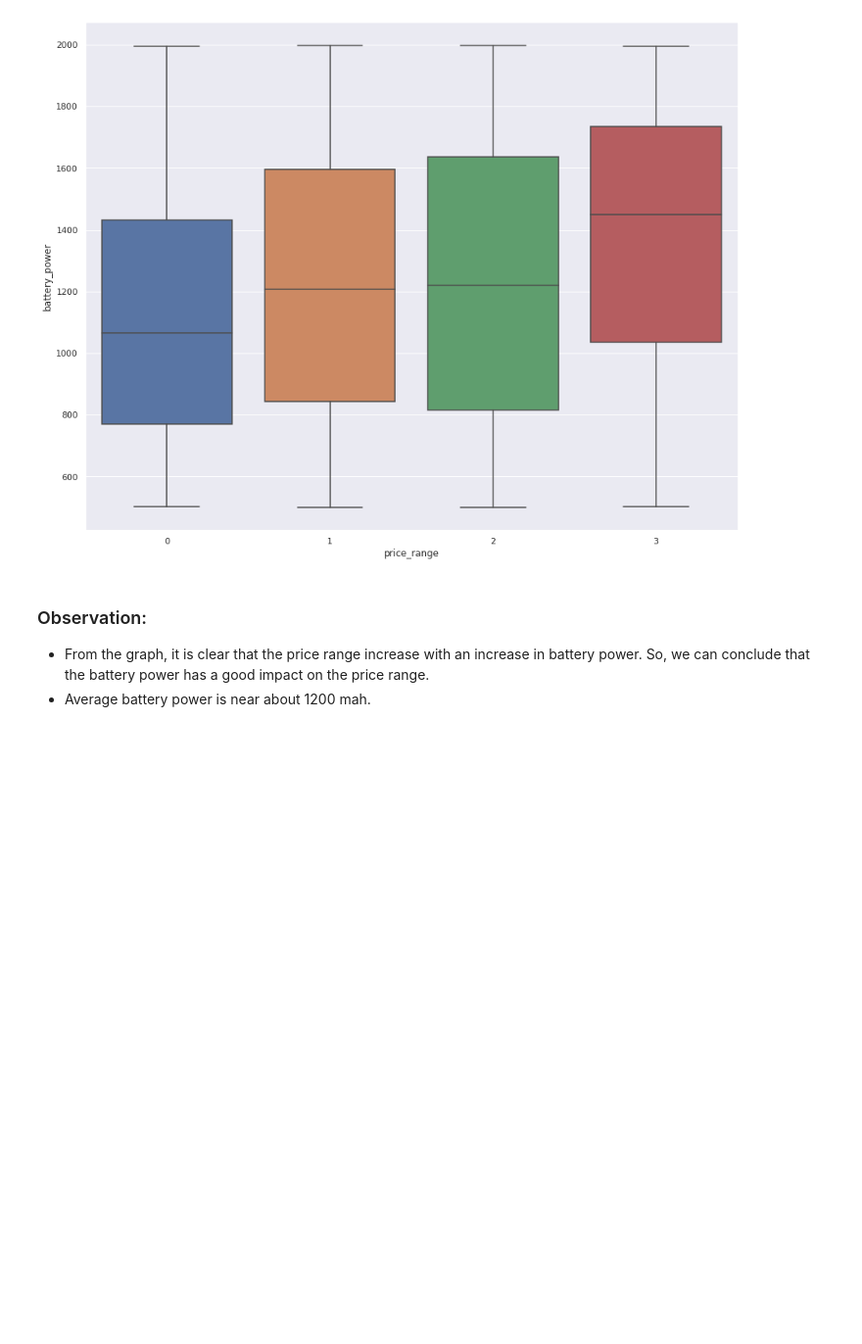
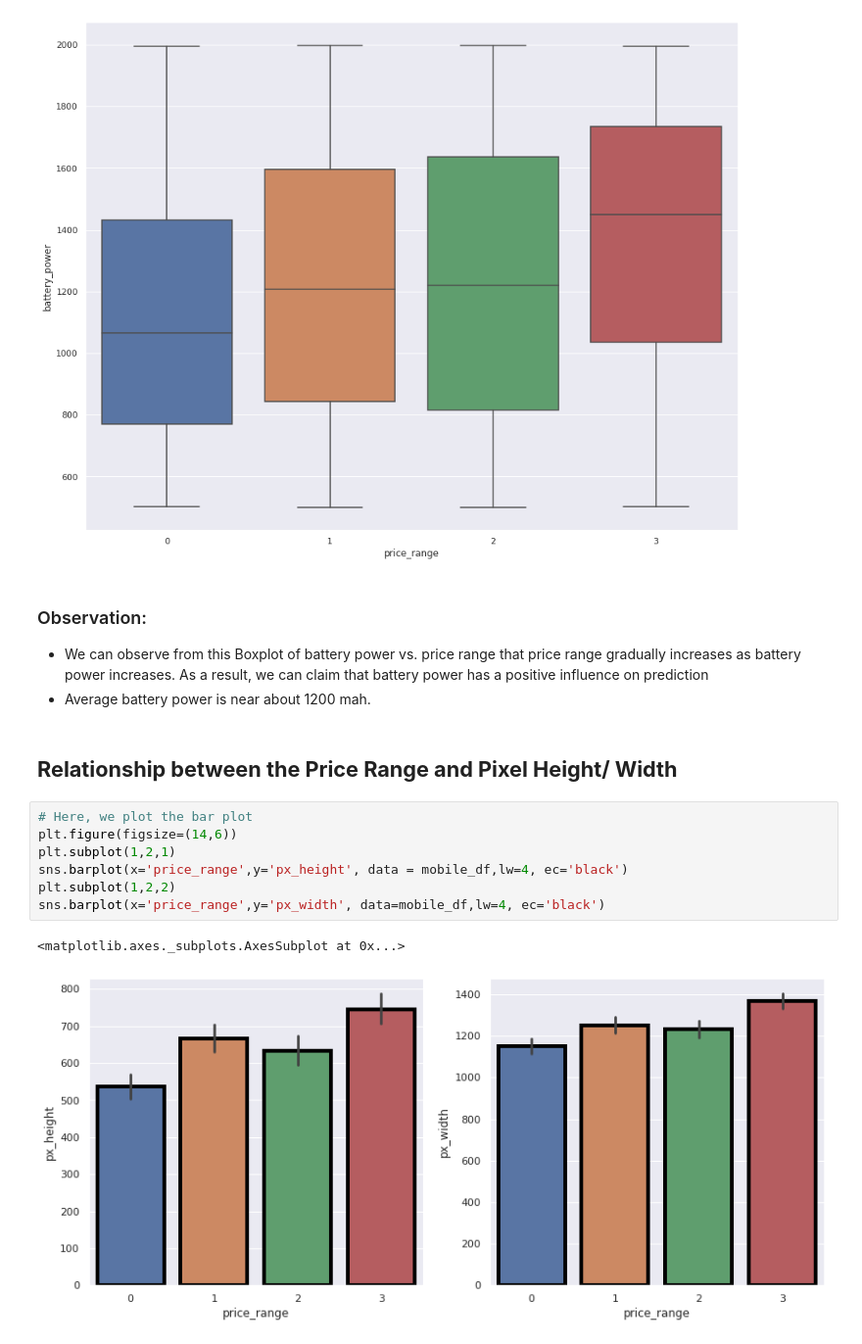
Before and after one commit to aryarajat/Mobile-Price-Range-Prediction, a Jupyter notebook: Mobile_Price_Range_Prediction.ipynb, the cells around one changed output. Shown at 98% size. Drawn from its saved outputs; the diff is of its cells as text; blank space fills up the shorter version.

```diff
--- a/Mobile_Price_Range_Prediction.ipynb
+++ b/Mobile_Price_Range_Prediction.ipynb
@@ -260,5 +260,17 @@ sns.boxplot(y="battery_power", x="price_range", data=mobile_df)
 ### Observation:
 
 
-*   From the graph, it is clear that the price range increase with an increase in battery power. So, we can conclude that the battery power has a good impact on the price range.
+*   We can observe from this Boxplot of battery power vs. price range that price range gradually increases as battery power increases. As a result, we can claim that battery power has a positive influence on prediction
 *   Average battery power is near about 1200 mah.
+# %% [markdown]
+## **Relationship between the Price Range and Pixel Height/ Width**
+# %%
+# Here, we plot the bar plot
+plt.figure(figsize=(14,6))
+plt.subplot(1,2,1)
+sns.barplot(x='price_range',y='px_height', data = mobile_df,lw=4, ec='black')
+plt.subplot(1,2,2)
+sns.barplot(x='price_range',y='px_width', data=mobile_df,lw=4, ec='black')
+# %% [output]
+<matplotlib.axes._subplots.AxesSubplot at 0x...>
+[figure, added]
```
Also changed, not shown: parts of 7 cells of this notebook.
